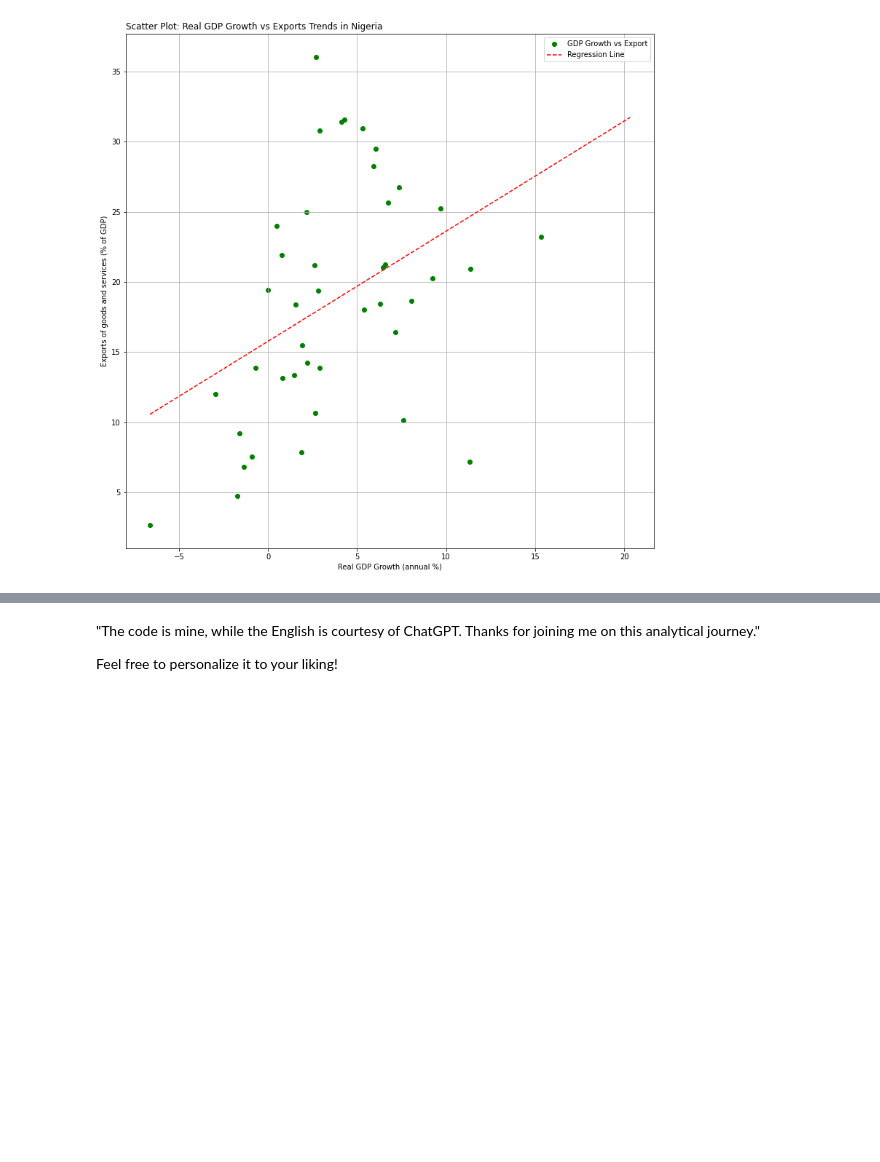
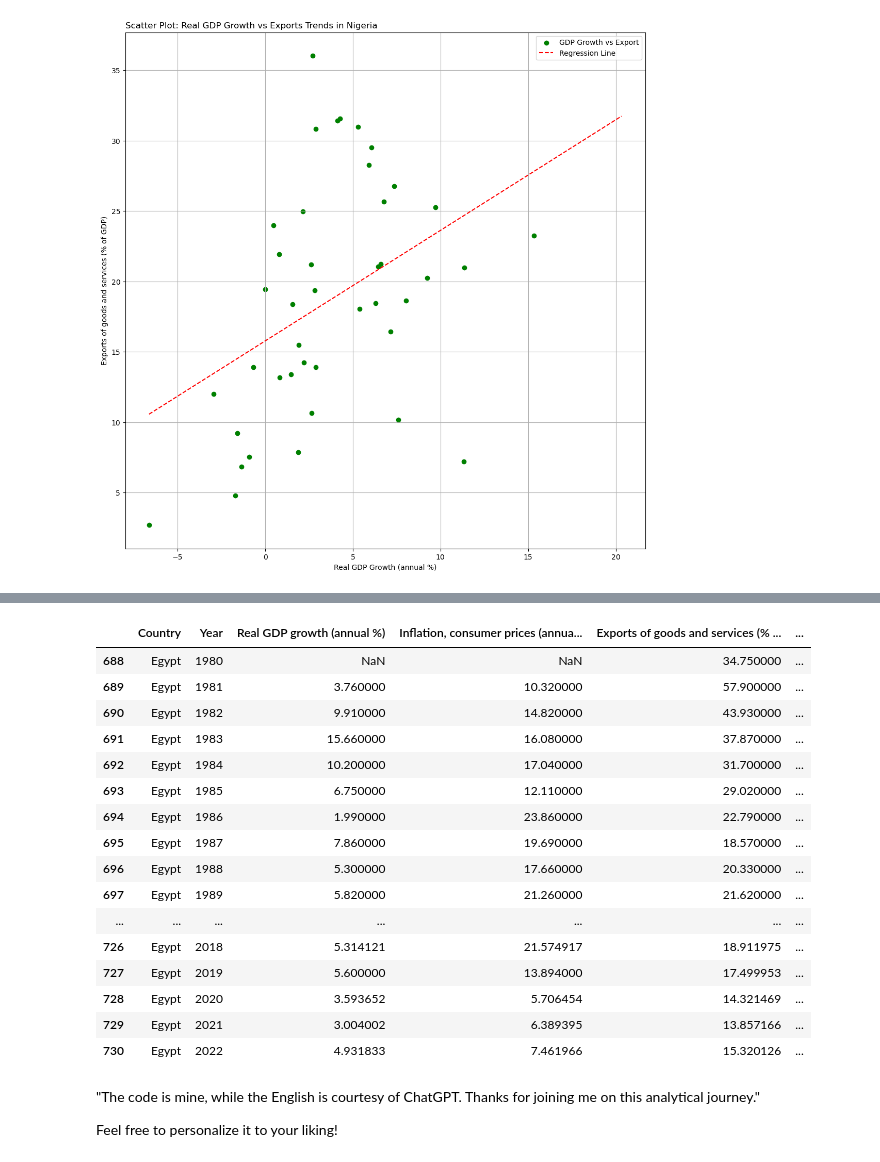
Before and after one commit to andazi/Data-analysis-on-Nigerian-Economy, a Jupyter notebook: NIGERIAN ECONOMY.ipynb, the cells around one changed output, grey strips where cells are left out. Saved outputs shown, nothing was run; the diff lists cells and outputs as text; code cells hidden in the pictures; blank space fills up the shorter version.

```diff
--- a/NIGERIAN ECONOMY.ipynb
+++ b/NIGERIAN ECONOMY.ipynb
@@ -608,3 +623,24 @@ plt.show()
+# %%
+egypt_dataset = dataset_selected[dataset_selected.Country == 'Egypt']
+egypt_dataset
+# %% [output]
+|  | Country | Year | Real GDP growth (annual %) | Inflation, consumer prices (annua... | Exports of goods and services (% ... | ... |
+| 688 | Egypt | 1980 | NaN | NaN | 34.750000 | ... |
+| 689 | Egypt | 1981 | 3.760000 | 10.320000 | 57.900000 | ... |
+| 690 | Egypt | 1982 | 9.910000 | 14.820000 | 43.930000 | ... |
+| 691 | Egypt | 1983 | 15.660000 | 16.080000 | 37.870000 | ... |
+| 692 | Egypt | 1984 | 10.200000 | 17.040000 | 31.700000 | ... |
+| 693 | Egypt | 1985 | 6.750000 | 12.110000 | 29.020000 | ... |
+| 694 | Egypt | 1986 | 1.990000 | 23.860000 | 22.790000 | ... |
+| 695 | Egypt | 1987 | 7.860000 | 19.690000 | 18.570000 | ... |
+| 696 | Egypt | 1988 | 5.300000 | 17.660000 | 20.330000 | ... |
+| 697 | Egypt | 1989 | 5.820000 | 21.260000 | 21.620000 | ... |
+| ... | ... | ... | ... | ... | ... | ... |
+| 726 | Egypt | 2018 | 5.314121 | 21.574917 | 18.911975 | ... |
+| 727 | Egypt | 2019 | 5.600000 | 13.894000 | 17.499953 | ... |
+| 728 | Egypt | 2020 | 3.593652 | 5.706454 | 14.321469 | ... |
+| 729 | Egypt | 2021 | 3.004002 | 6.389395 | 13.857166 | ... |
+| 730 | Egypt | 2022 | 4.931833 | 7.461966 | 15.320126 | ... |
 # %% [markdown]
 "The code is mine, while the English is courtesy of ChatGPT. Thanks for joining me on this analytical journey."
 
```
Also changed, not shown: parts of 3 cells of this notebook, 6 other files.
